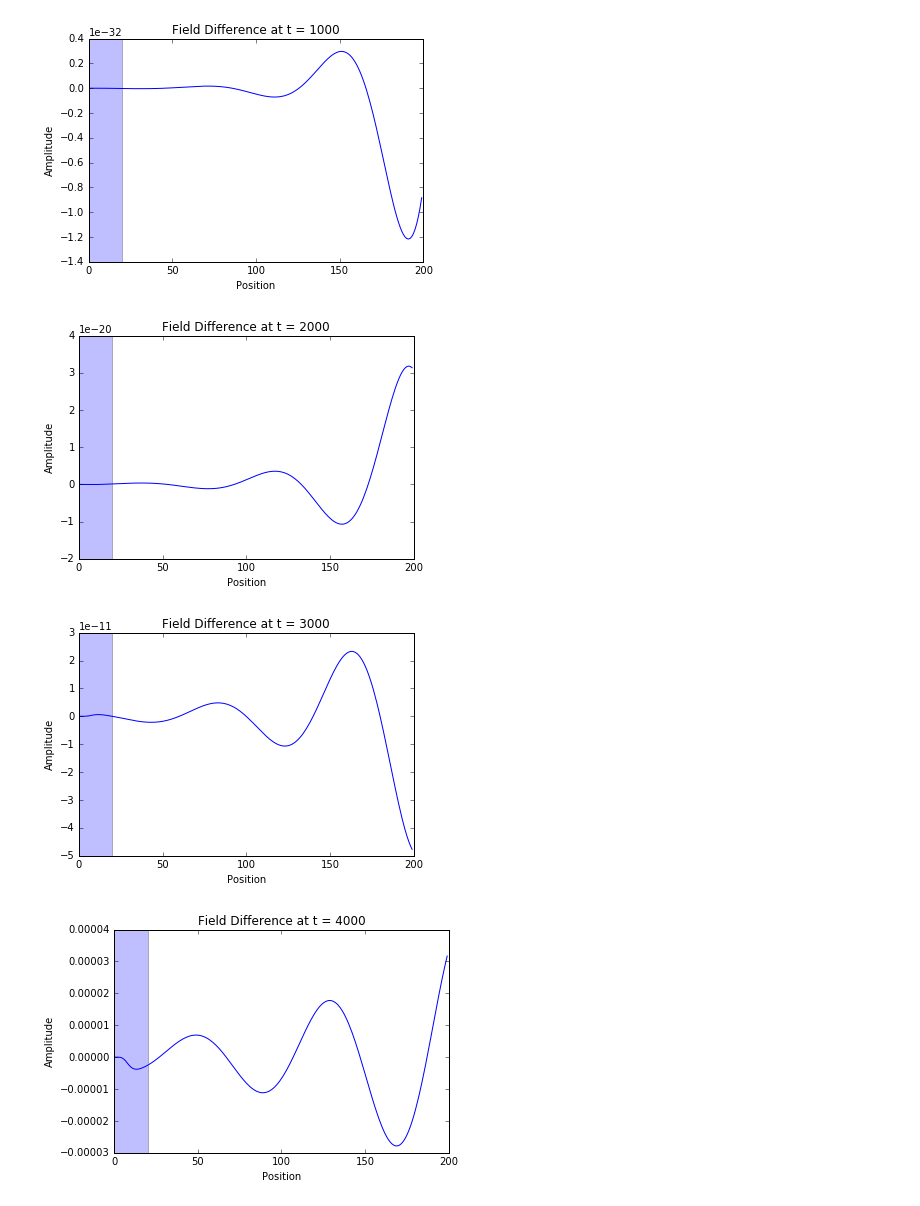
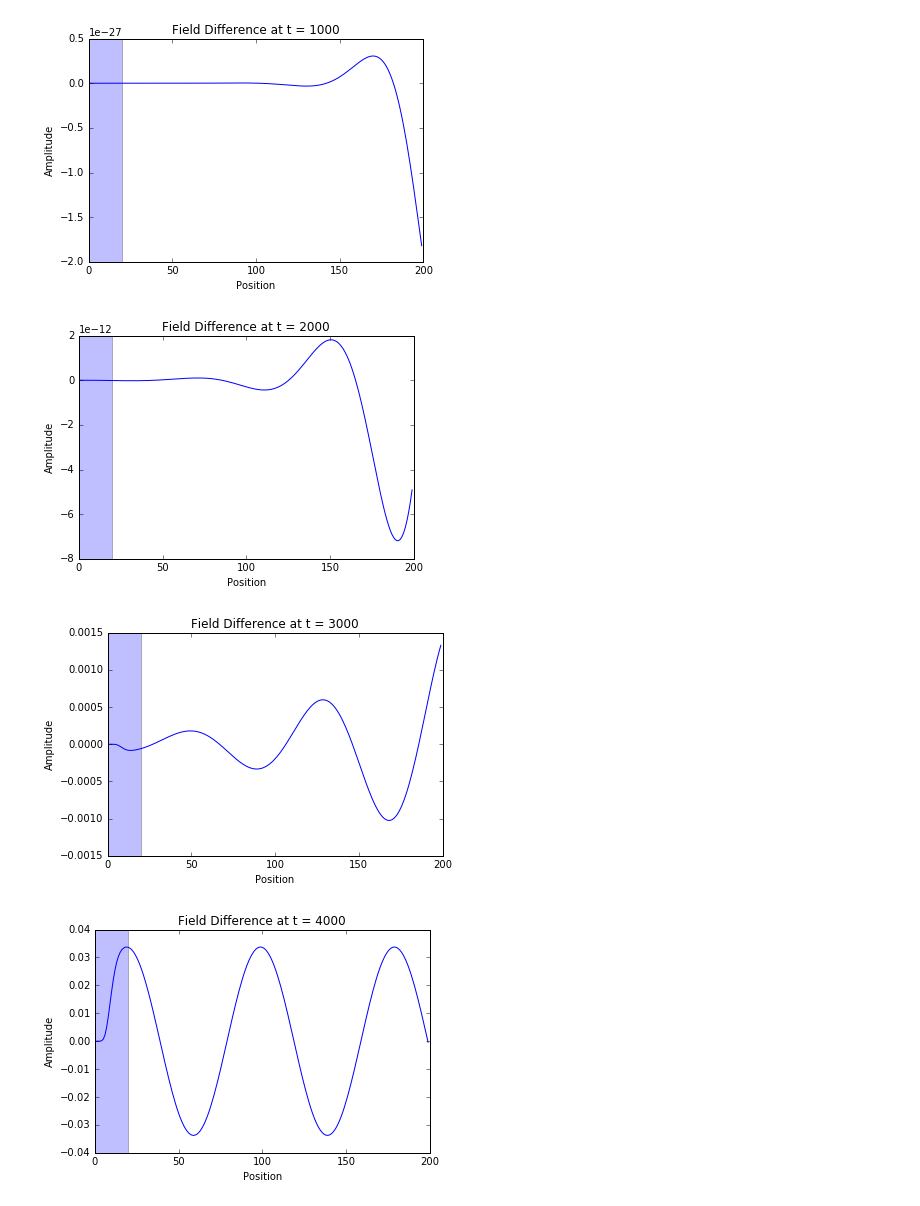
Before and after one commit to fazdal/fdtd-fdfd, a Jupyter notebook: fdtd/task6pml.ipynb, the cells around one changed output. Saved outputs shown, nothing was run; the diff lists cells and outputs as text; code cells hidden in the pictures.

```diff
--- a/fdtd/task6pml.ipynb
+++ b/fdtd/task6pml.ipynb
@@ -19,9 +19,9 @@ nx = 400
 imp0 = 377.0
 
 wavelength = int(nx/5)
-factor = 4
-epshost = 1.2
-epsmat = 4.0
+factor = 2
+epshost = 1.5
+epsmat = 2.0
 
 nhost = np.sqrt(epshost)
 nmat = np.sqrt(epsmat)
@@ -31,8 +31,8 @@ scale = nhost/nmat
 thickness = wavelength/factor
 
 #rescale thickness and nmat
-nmat = ((thickness*nhost)/int(scale*thickness))
-thickness = int(scale*thickness)
+#nmat = ((thickness*nhost)/int(scale*thickness))
+#thickness = int(scale*thickness)
 
 if factor == 4:
     nright = nmat**2/nhost
@@ -145,34 +145,34 @@ for dt in range(0,nt):
             plt.axvspan(0, dpml, facecolor='b', alpha=0.25)
             plt.axvspan(nx-dpml, nx, facecolor='b', alpha=0.25)
             plt.xlim([0,nx])
             plt.axvspan(nx/2, thickness+nx/2, facecolor='g', alpha=0.25)
             plt.title("Field Difference at t = "+ str(dt))
             plt.plot(ez-refez, label="E-field")
         elif (show_efield_and_refefield):
             plt.axvspan(0, dpml, facecolor='b', alpha=0.25)
             plt.axvspan(nx-dpml, nx, facecolor='b', alpha=0.25)
             plt.xlim([0,nx])
             plt.axvspan(nx/2, thickness+nx/2, facecolor='g', alpha=0.25)
             plt.title("Field at t = "+ str(dt))
             plt.plot(ez, label="E-field")
             plt.plot(refez, label="Ref. E-field")
             plt.legend()
         elif (show_efield_only):
             plt.axvspan(0, dpml, facecolor='b', alpha=0.25)
             plt.axvspan(nx-dpml, nx, facecolor='b', alpha=0.25)
             plt.xlim([0,nx])
             plt.axvspan(nx/2, thickness+nx/2, facecolor='g', alpha=0.25)
             plt.title("Field at t = "+ str(dt))
             plt.plot(ez, label="E-field")
         elif (show_left_only):
             plt.axvspan(0, dpml, facecolor='b', alpha=0.25)
             plt.xlim([0,nx/2])
             plt.title("Field Difference at t = "+ str(dt))
             plt.plot(ez[:int(nx/2)]-refez[:int(nx/2)], label="E-field")
 #        plt.plot(hy*imp0, label="H-field")
 # %% [output]
 [figure]
-[figure, old version]
+[figure, new version]
-[figure, old version]
+[figure, new version]
-[figure, old version]
+[figure, new version]
-[figure, old version]
+[figure, new version]
```
Also changed, not shown: parts of 1 cell of this notebook.
